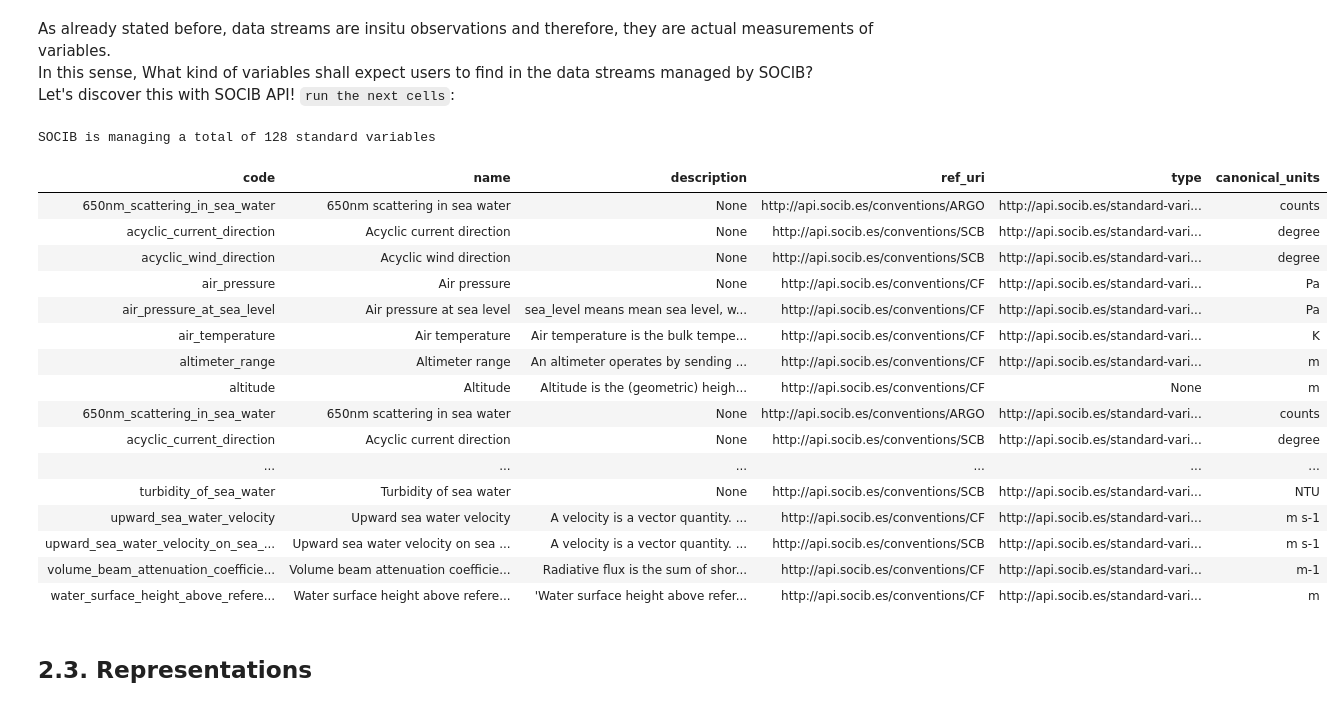
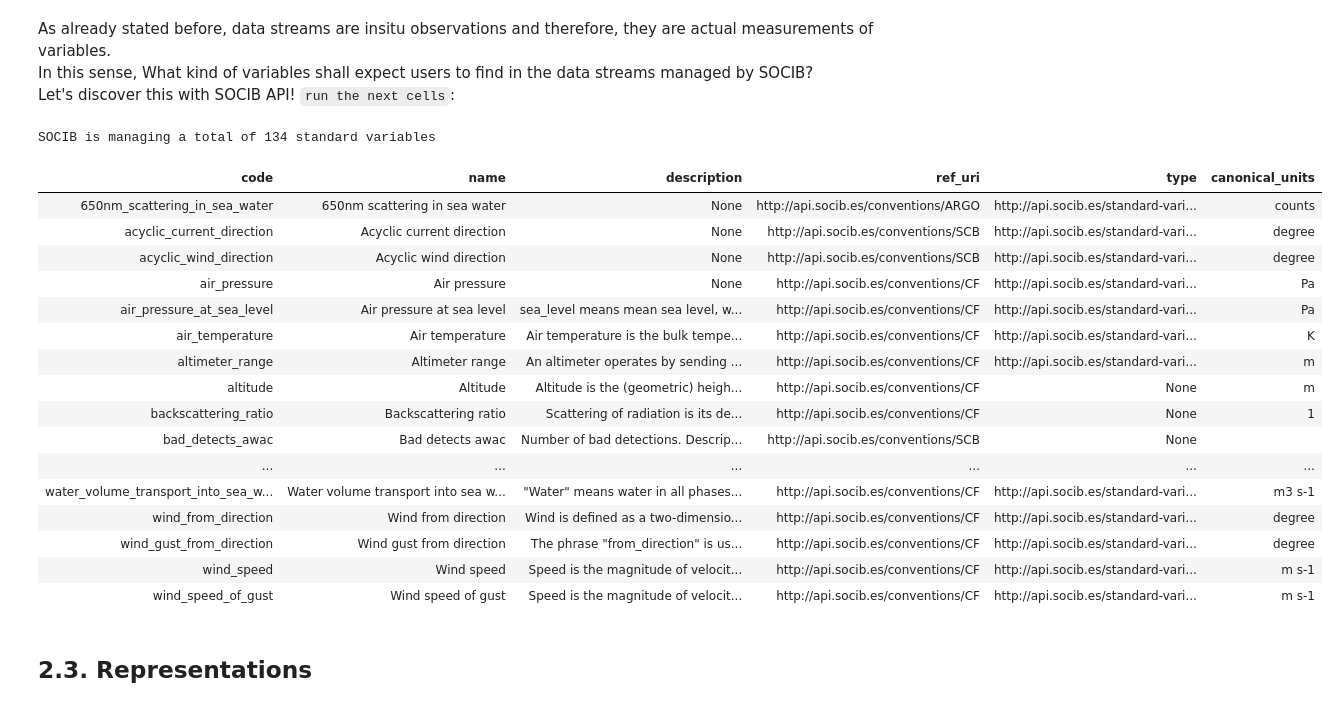
Before and after one commit to socib/API_examples, a Jupyter notebook: 01-Getting-started.ipynb, the cells around one changed output. Drawn from its saved outputs; the diff is of its cells as text; code cells hidden in the pictures.

```diff
--- a/01-Getting-started.ipynb
+++ b/01-Getting-started.ipynb
@@ -174,29 +173,29 @@ Try to do the same for instruments!. <br>Tip!: use  http://api.socib.es/instrume
 # %% [markdown]
 As already stated before, data streams are insitu observations and therefore, they are actual measurements of variables.<br> In this sense, What kind of variables shall expect users to find in the data streams managed by SOCIB? <br> Let's discover this with SOCIB API! `run the next cells`:
 # %%
-query = 'http://api.socib.es/standard-variables/'
+query = 'https://api.socib.es/standard-variables/'
 response = scbRequestHandler(query,headers)
 print('SOCIB is managing a total of %s standard variables'%(len(response)))
 HTML(json2html.convert(json=response))
 # %% [output]
-SOCIB is managing a total of 128 standard variables
+SOCIB is managing a total of 134 standard variables
 | code | name | description | ref_uri | type | canonical_units |
 | 650nm_scattering_in_sea_water | 650nm scattering in sea water | None | http://api.socib.es/conventions/ARGO | http://api.socib.es/standard-vari... | counts |
 | acyclic_current_direction | Acyclic current direction | None | http://api.socib.es/conventions/SCB | http://api.socib.es/standard-vari... | degree |
 | acyclic_wind_direction | Acyclic wind direction | None | http://api.socib.es/conventions/SCB | http://api.socib.es/standard-vari... | degree |
 | air_pressure | Air pressure | None | http://api.socib.es/conventions/CF | http://api.socib.es/standard-vari... | Pa |
 | air_pressure_at_sea_level | Air pressure at sea level | sea_level means mean sea level, w... | http://api.socib.es/conventions/CF | http://api.socib.es/standard-vari... | Pa |
 | air_temperature | Air temperature | Air temperature is the bulk tempe... | http://api.socib.es/conventions/CF | http://api.socib.es/standard-vari... | K |
 | altimeter_range | Altimeter range | An altimeter operates by sending ... | http://api.socib.es/conventions/CF | http://api.socib.es/standard-vari... | m |
 | altitude | Altitude | Altitude is the (geometric) heigh... | http://api.socib.es/conventions/CF | None | m |
-| 650nm_scattering_in_sea_water | 650nm scattering in sea water | None | http://api.socib.es/conventions/ARGO | http://api.socib.es/standard-vari... | counts |
-| acyclic_current_direction | Acyclic current direction | None | http://api.socib.es/conventions/SCB | http://api.socib.es/standard-vari... | degree |
+| backscattering_ratio | Backscattering ratio | Scattering of radiation is its de... | http://api.socib.es/conventions/CF | None | 1 |
+| bad_detects_awac | Bad detects awac | Number of bad detections. Descrip... | http://api.socib.es/conventions/SCB | None |  |
 | ... | ... | ... | ... | ... | ... |
-| turbidity_of_sea_water | Turbidity of sea water | None | http://api.socib.es/conventions/SCB | http://api.socib.es/standard-vari... | NTU |
-| upward_sea_water_velocity | Upward sea water velocity | A velocity is a vector quantity. ... | http://api.socib.es/conventions/CF | http://api.socib.es/standard-vari... | m s-1 |
-| upward_sea_water_velocity_on_sea_... | Upward sea water velocity on sea ... | A velocity is a vector quantity. ... | http://api.socib.es/conventions/SCB | http://api.socib.es/standard-vari... | m s-1 |
-| volume_beam_attenuation_coefficie... | Volume beam attenuation coefficie... | Radiative flux is the sum of shor... | http://api.socib.es/conventions/CF | http://api.socib.es/standard-vari... | m-1 |
-| water_surface_height_above_refere... | Water surface height above refere... | 'Water surface height above refer... | http://api.socib.es/conventions/CF | http://api.socib.es/standard-vari... | m |
+| water_volume_transport_into_sea_w... | Water volume transport into sea w... | "Water" means water in all phases... | http://api.socib.es/conventions/CF | http://api.socib.es/standard-vari... | m3 s-1 |
+| wind_from_direction | Wind from direction | Wind is defined as a two-dimensio... | http://api.socib.es/conventions/CF | http://api.socib.es/standard-vari... | degree |
+| wind_gust_from_direction | Wind gust from direction | The phrase "from_direction" is us... | http://api.socib.es/conventions/CF | http://api.socib.es/standard-vari... | degree |
+| wind_speed | Wind speed | Speed is the magnitude of velocit... | http://api.socib.es/conventions/CF | http://api.socib.es/standard-vari... | m s-1 |
+| wind_speed_of_gust | Wind speed of gust | Speed is the magnitude of velocit... | http://api.socib.es/conventions/CF | http://api.socib.es/standard-vari... | m s-1 |
 # %% [markdown]
 ## 2.3. Representations
 # %% [markdown]
```
Also changed, not shown: parts of 7 cells of this notebook, 1 other file.
